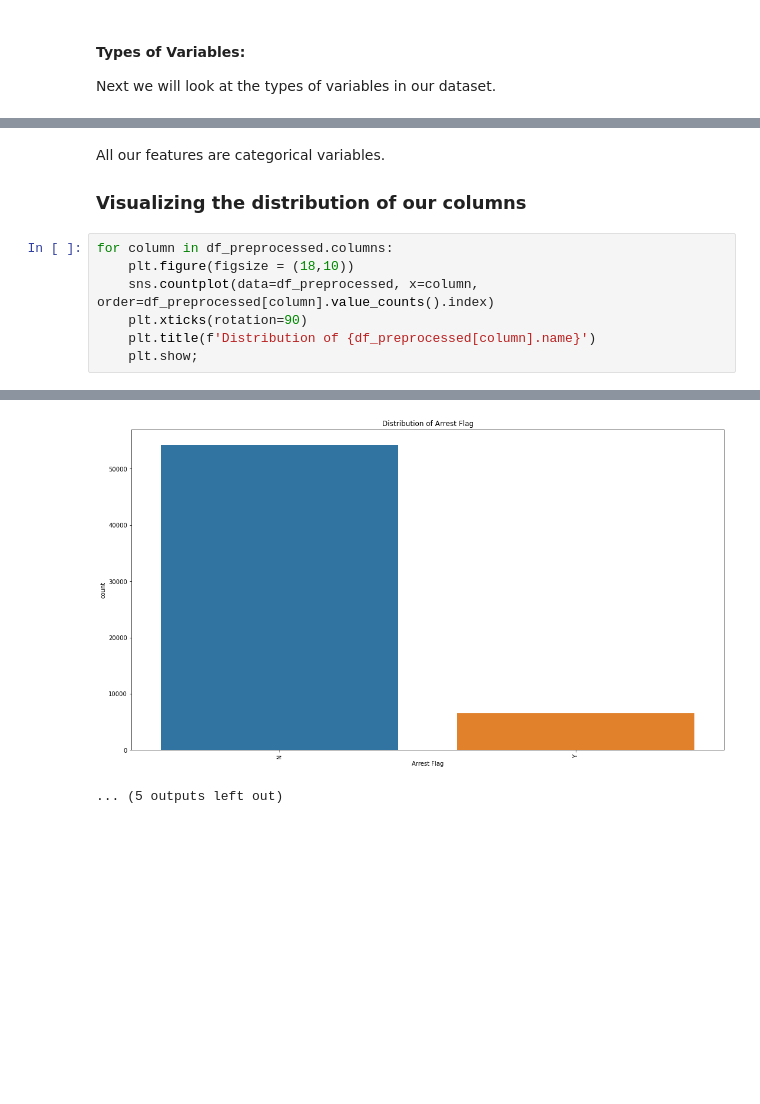
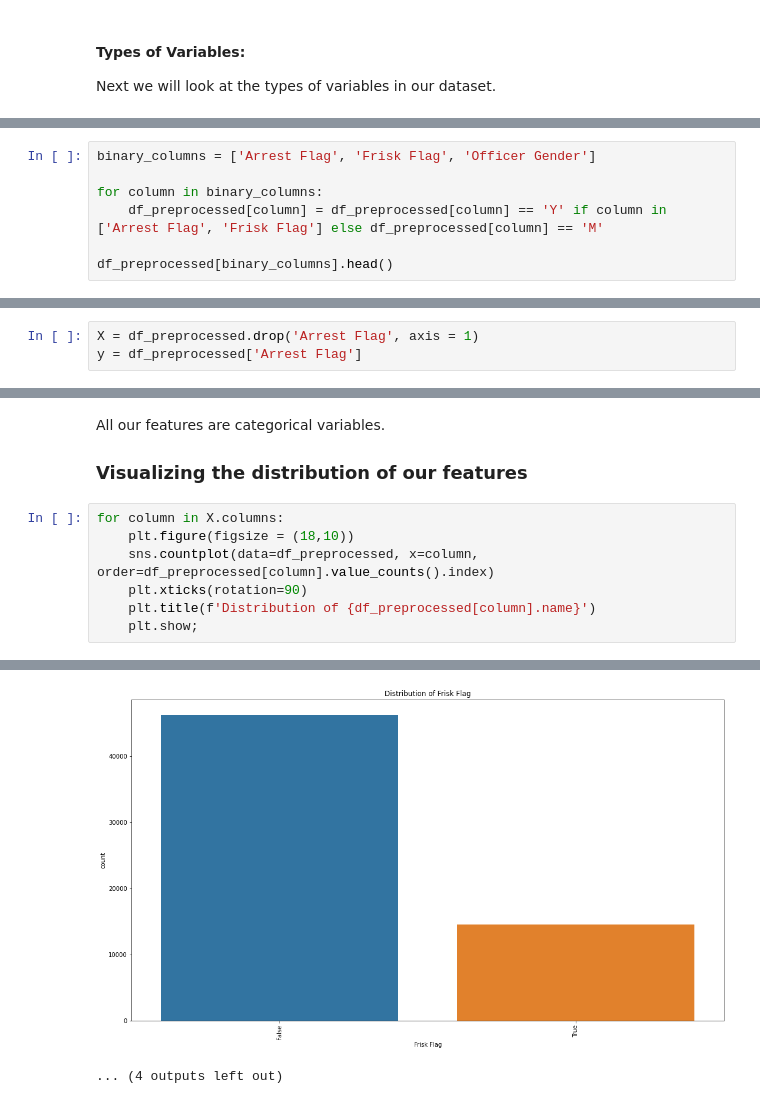
Before and after one commit to MMJGGR/Phase_3_Project, a Jupyter notebook: index.ipynb, the cells around one changed output, grey strips where cells are left out. Drawn from its saved outputs; the diff is of its cells as text; blank space fills up the shorter version.

Commit message:
converted some bolea columns to the correct data format and did target encoding for high cardinal data

```diff
--- a/index.ipynb
+++ b/index.ipynb
@@ -447,0 +450,7 @@ Next we will look at the types of variables in our dataset.
+# %%
+binary_columns = ['Arrest Flag', 'Frisk Flag', 'Officer Gender']
+
+for column in binary_columns:
+    df_preprocessed[column] = df_preprocessed[column] == 'Y' if column in ['Arrest Flag', 'Frisk Flag'] else df_preprocessed[column] == 'M'
+
+df_preprocessed[binary_columns].head()
@@ -448 +466,4 @@ Next we will look at the types of variables in our dataset.
+# %%
+X = df_preprocessed.drop('Arrest Flag', axis = 1)
+y = df_preprocessed['Arrest Flag']
 # %%
@@ -465,9 +489,9 @@ The categorical variables are : ['Subject Age Group', 'Stop Resolution', 'Weapon
 # %% [markdown]
 All our features are categorical variables.
 
-### Visualizing the distribution of our columns
+### Visualizing the distribution of our features
 # %%
-for column in df_preprocessed.columns:
+for column in X.columns:
     plt.figure(figsize = (18,10))
     sns.countplot(data=df_preprocessed, x=column, order=df_preprocessed[column].value_counts().index)
     plt.xticks(rotation=90)
@@ -481,9 +505,9 @@ for column in df_preprocessed.columns:
 [figure]
 [figure]
 [figure]
 [figure]
 [figure]
 [figure]
 [figure]
-[figure, old version]
+[figure, new version]
-... (5 outputs left out)
+... (4 outputs left out)
```
Also changed, not shown: parts of 13 cells of this notebook.
